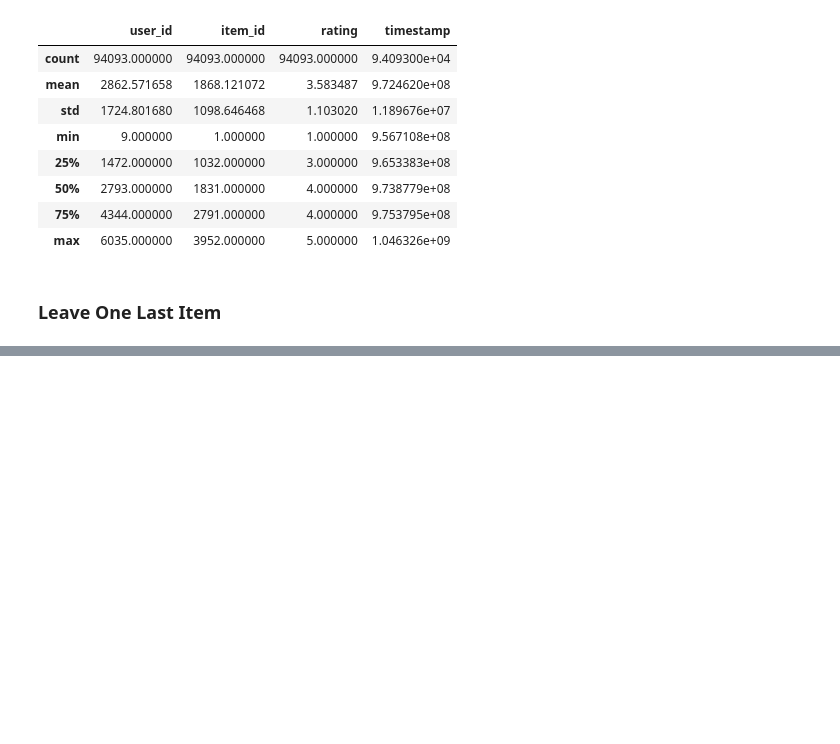
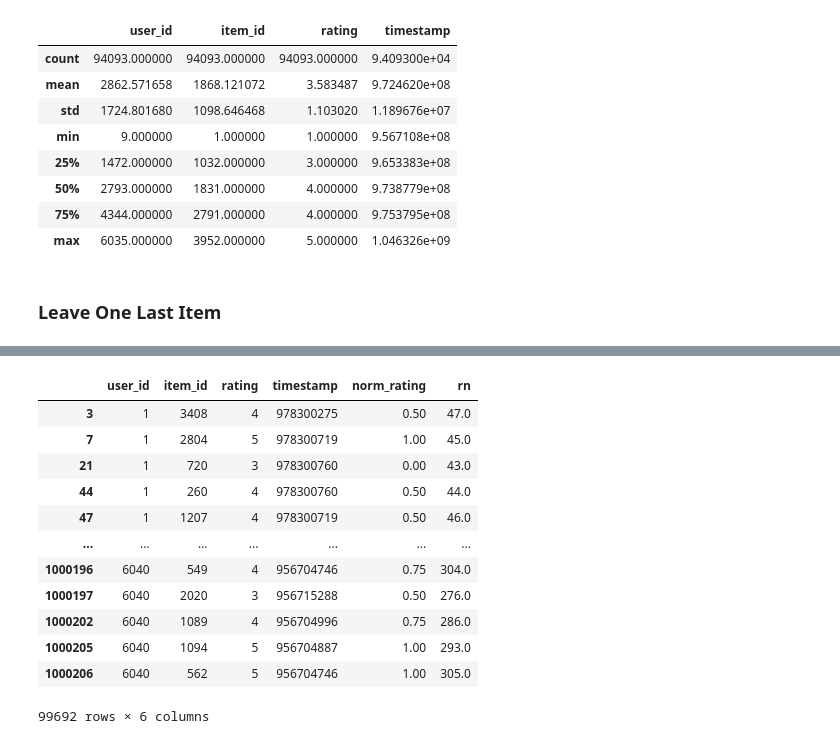
Before and after one commit to dkulemin/recsys-playground, a Jupyter notebook: experiments/MovieLens/1.0_data_works.ipynb, the cells around one changed output, grey strips where cells are left out. Cells and saved outputs as stored; diff of their text form; code cells hidden in the pictures; blank space fills up the shorter version.

```diff
--- a/experiments/MovieLens/1.0_data_works.ipynb
+++ b/experiments/MovieLens/1.0_data_works.ipynb
@@ -307,0 +423,16 @@ inter.groupby('user_id').agg(last_timestamp=('timestamp', 'max'))
+# %%
+X_val_tu
+# %% [output]
+|  | user_id | item_id | rating | timestamp | norm_rating | rn |
+| 3 | 1 | 3408 | 4 | 978300275 | 0.50 | 47.0 |
+| 7 | 1 | 2804 | 5 | 978300719 | 1.00 | 45.0 |
+| 21 | 1 | 720 | 3 | 978300760 | 0.00 | 43.0 |
+| 44 | 1 | 260 | 4 | 978300760 | 0.50 | 44.0 |
+| 47 | 1 | 1207 | 4 | 978300719 | 0.50 | 46.0 |
+| ... | ... | ... | ... | ... | ... | ... |
+| 1000196 | 6040 | 549 | 4 | 956704746 | 0.75 | 304.0 |
+| 1000197 | 6040 | 2020 | 3 | 956715288 | 0.50 | 276.0 |
+| 1000202 | 6040 | 1089 | 4 | 956704996 | 0.75 | 286.0 |
+| 1000205 | 6040 | 1094 | 5 | 956704887 | 1.00 | 293.0 |
+| 1000206 | 6040 | 562 | 5 | 956704746 | 1.00 | 305.0 |
+99692 rows × 6 columns
```
Also changed, not shown: parts of 23 cells of this notebook.
